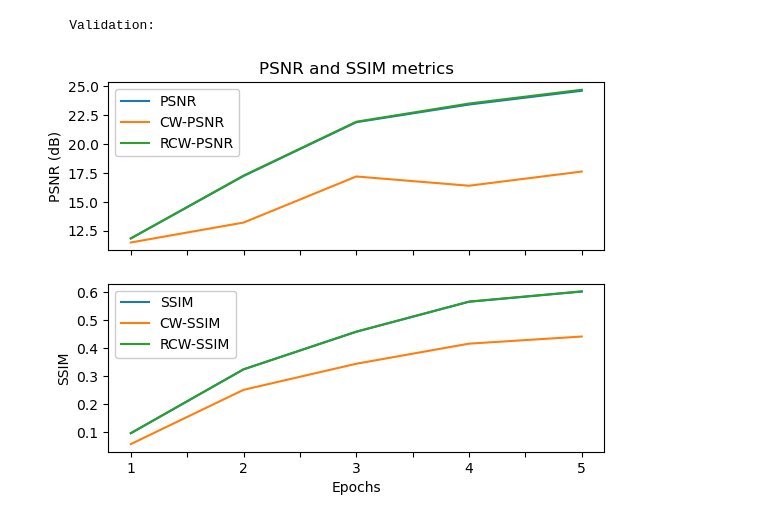
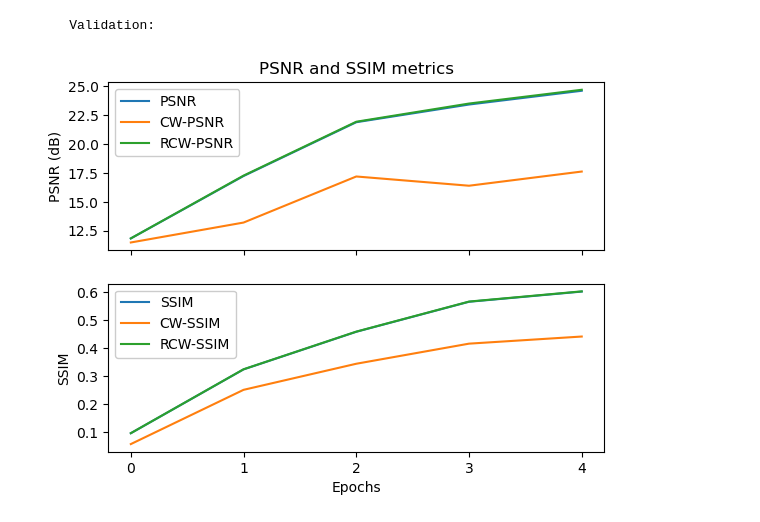
Before and after one commit to moienr/TemporalGAN, a Jupyter notebook: train.ipynb, the cells around one changed output. Cells and saved outputs as stored; diff of their text form; code cells hidden in the pictures.

Commit message:
now plots the validation results

```diff
--- a/train.ipynb
+++ b/train.ipynb
@@ -271,40 +271,44 @@ def separate_lists(dict_list):
     return psnr_list, cw_psnr_list, rcwpsnr_list, ssim_list, cwssim_list, rcwssim_list
 # %%
 import matplotlib.pyplot as plt
+from matplotlib.ticker import MaxNLocator
 
-# First, create the six lists and the epochs list
-psnr_list, cw_psnr_list, rcwpsnr_list, ssim_list, cwssim_list, rcwssim_list = separate_lists(validation_results)
-epochs = list(range(1,len(psnr_list)+ 1))
+def plot_metrics(dict_list):
+    # First, create the six lists and the epochs list
+    psnr_list, cw_psnr_list, rcwpsnr_list, ssim_list, cwssim_list, rcwssim_list = separate_lists(dict_list)
+    epochs = list(range(len(psnr_list)))
 
-# Next, create a figure and two axis objects
-fig, (ax1, ax2) = plt.subplots(nrows=2, sharex=True)
+    # Next, create a figure and two axis objects
+    fig, (ax1, ax2) = plt.subplots(nrows=2, sharex=True)
 
-# Plot the PSNRs on the first axis
-ax1.plot(epochs, psnr_list, label='PSNR')
-ax1.plot(epochs, cw_psnr_list, label='CW-PSNR')
-ax1.plot(epochs, rcwpsnr_list, label='RCW-PSNR')
-ax1.legend(framealpha=1, frameon=True)
+    # Plot the PSNRs on the first axis
+    ax1.plot(epochs, psnr_list, label='PSNR')
+    ax1.plot(epochs, cw_psnr_list, label='CW-PSNR')
+    ax1.plot(epochs, rcwpsnr_list, label='RCW-PSNR')
+    ax1.legend(framealpha=1, frameon=True)
 
-# Plot the SSIMs on the second axis
-ax2.plot(epochs, ssim_list, label='SSIM')
-ax2.plot(epochs, cwssim_list, label='CW-SSIM')
-ax2.plot(epochs, rcwssim_list, label='RCW-SSIM')
-ax2.legend(framealpha=1, frameon=True)
+    # Plot the SSIMs on the second axis
+    ax2.plot(epochs, ssim_list, label='SSIM')
+    ax2.plot(epochs, cwssim_list, label='CW-SSIM')
+    ax2.plot(epochs, rcwssim_list, label='RCW-SSIM')
+    ax2.legend(framealpha=1, frameon=True)
 
-# Add axis labels and a title to the plot
-ax2.set_xlabel('Epochs')
-ax1.set_ylabel('PSNR (dB)')
-ax2.set_ylabel('SSIM')
-ax1.set_title('PSNR and SSIM metrics')
+    # Add axis labels and a title to the plot
+    ax2.set_xlabel('Epochs')
+    ax1.set_ylabel('PSNR (dB)')
+    ax2.set_ylabel('SSIM')
+    ax1.set_title('PSNR and SSIM metrics')
 
-# Set the x-axis tick labels to integers
-ax1.set_xticklabels([int(x) if x == int(x) else '' for x in ax1.get_xticks()])
-ax2.set_xticklabels([int(x) if x == int(x) else '' for x in ax2.get_xticks()])
+    # Set the x-axis tick locator to MaxNLocator with integer=True
+    ax1.xaxis.set_major_locator(MaxNLocator(integer=True))
+    ax2.xaxis.set_major_locator(MaxNLocator(integer=True))
 
-# Show the plot
-plt.show()
+    # Show the plot
+    plt.show()
+
+plot_metrics(validation_results)
 # %% [output]
-[figure, old version]
+[figure, new version]
 # %%
 transform = transforms.Compose([S2S1Normalize(),myToTensor()])
 test_dataset = Sen12Dataset(s1_t1_dir=s1_t1_dir_test,
```
